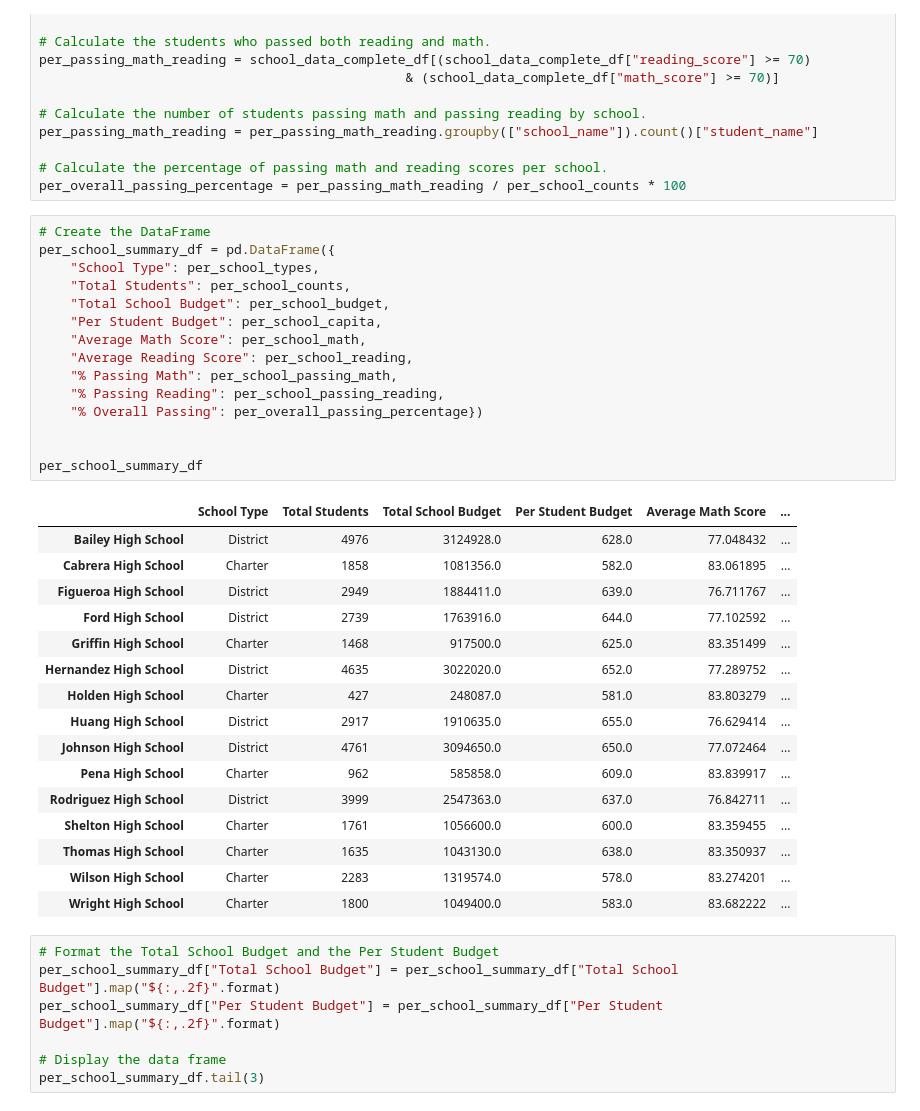
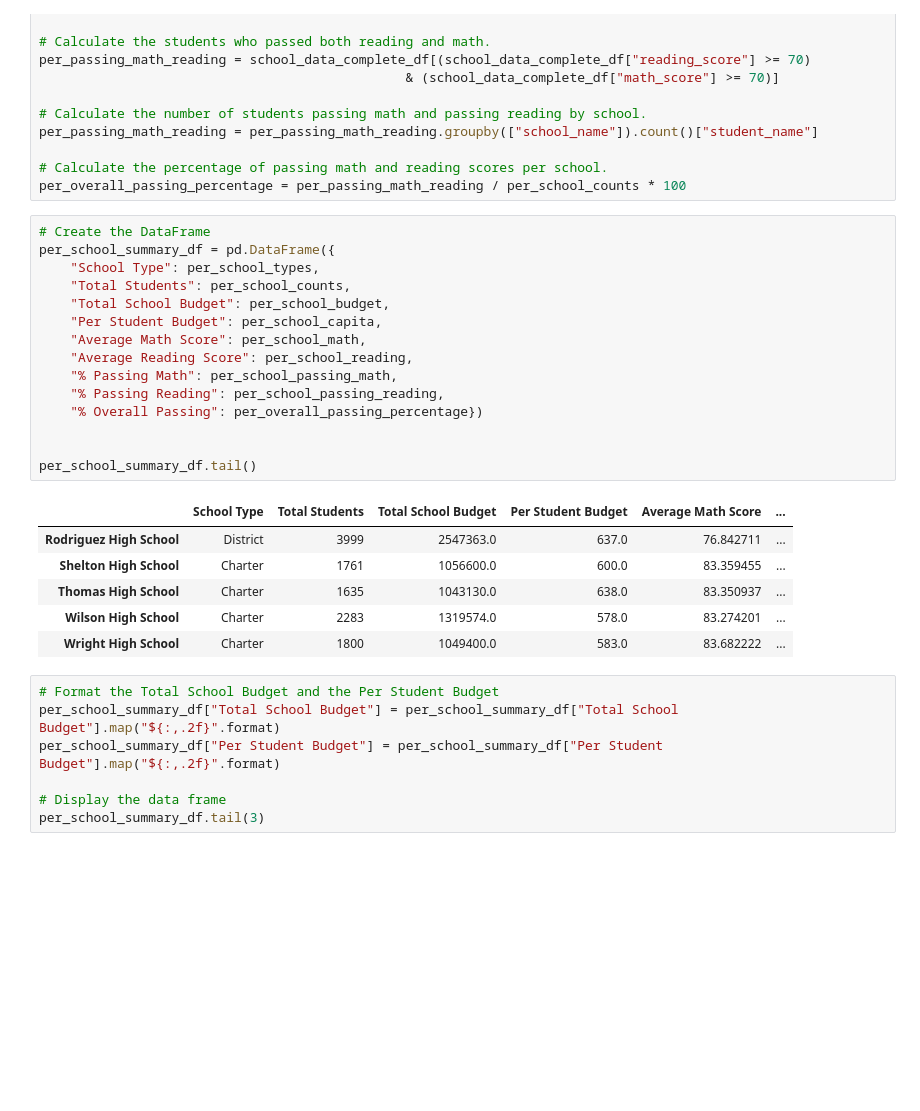
Before and after one commit to 11nithin/School_District_Analysis., a Jupyter notebook: PyCitySchools_Challenge.ipynb, the cells around one changed output. Saved outputs shown, nothing was run; the diff lists cells and outputs as text; blank space fills up the shorter version.

```diff
--- a/PyCitySchools_Challenge.ipynb
+++ b/PyCitySchools_Challenge.ipynb
@@ -200,30 +193,20 @@ per_overall_passing_percentage = per_passing_math_reading / per_school_counts *
 # %%
 # Create the DataFrame
 per_school_summary_df = pd.DataFrame({
     "School Type": per_school_types,
     "Total Students": per_school_counts,
     "Total School Budget": per_school_budget,
     "Per Student Budget": per_school_capita,
     "Average Math Score": per_school_math,
     "Average Reading Score": per_school_reading,
     "% Passing Math": per_school_passing_math,
     "% Passing Reading": per_school_passing_reading,
     "% Overall Passing": per_overall_passing_percentage})
 
 
-per_school_summary_df
+per_school_summary_df.tail()
 # %% [output]
 |  | School Type | Total Students | Total School Budget | Per Student Budget | Average Math Score | ... |
-| Bailey High School | District | 4976 | 3124928.0 | 628.0 | 77.048432 | ... |
-| Cabrera High School | Charter | 1858 | 1081356.0 | 582.0 | 83.061895 | ... |
-| Figueroa High School | District | 2949 | 1884411.0 | 639.0 | 76.711767 | ... |
-| Ford High School | District | 2739 | 1763916.0 | 644.0 | 77.102592 | ... |
-| Griffin High School | Charter | 1468 | 917500.0 | 625.0 | 83.351499 | ... |
-| Hernandez High School | District | 4635 | 3022020.0 | 652.0 | 77.289752 | ... |
-| Holden High School | Charter | 427 | 248087.0 | 581.0 | 83.803279 | ... |
-| Huang High School | District | 2917 | 1910635.0 | 655.0 | 76.629414 | ... |
-| Johnson High School | District | 4761 | 3094650.0 | 650.0 | 77.072464 | ... |
-| Pena High School | Charter | 962 | 585858.0 | 609.0 | 83.839917 | ... |
 | Rodriguez High School | District | 3999 | 2547363.0 | 637.0 | 76.842711 | ... |
 | Shelton High School | Charter | 1761 | 1056600.0 | 600.0 | 83.359455 | ... |
 | Thomas High School | Charter | 1635 | 1043130.0 | 638.0 | 83.350937 | ... |
```
Also changed, not shown: parts of 6 cells of this notebook.
